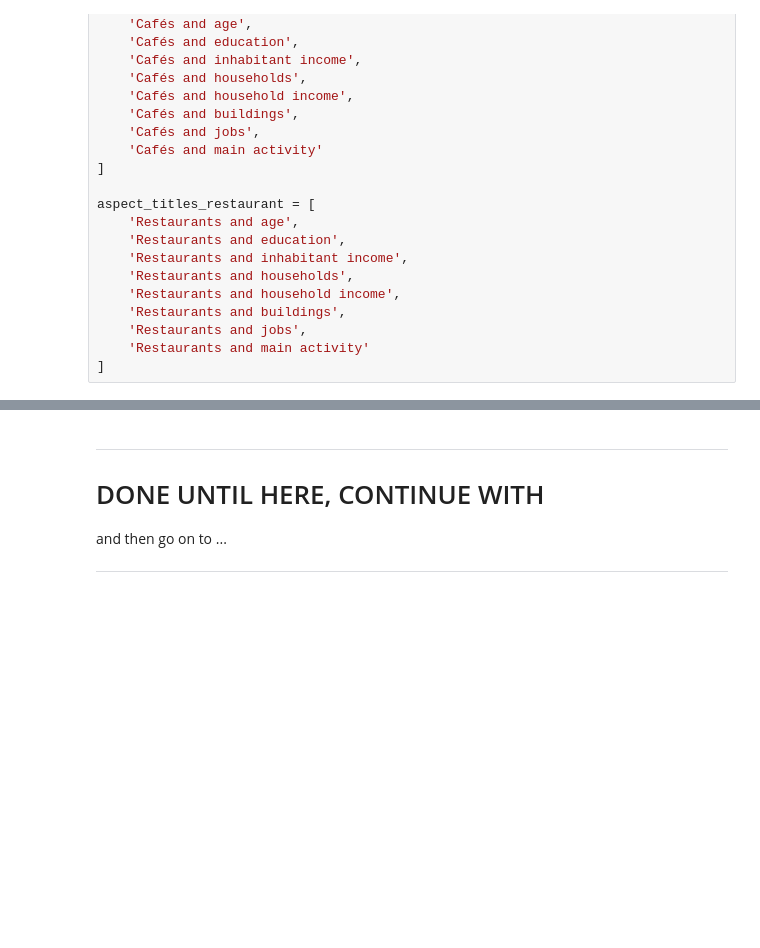
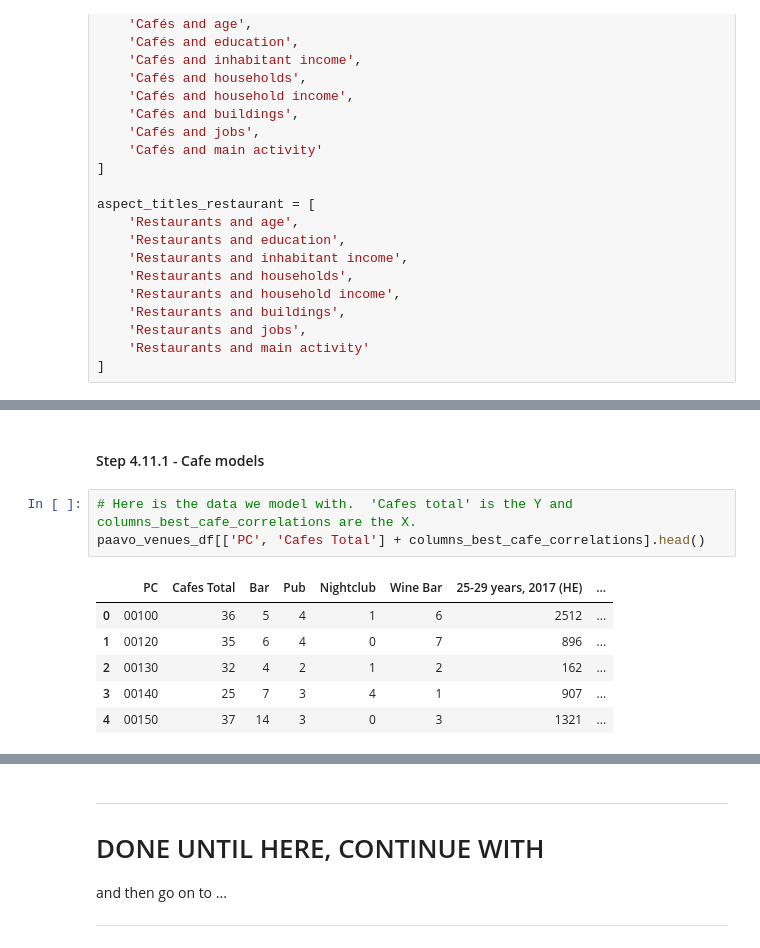
Before and after one commit to aitennek/Coursera_Capstone, a Jupyter notebook: Final_assignment/Capstone workbook.ipynb, the cells around one changed output, grey strips where cells are left out. Cells and saved outputs as stored; diff of their text form; blank space fills up the shorter version.

```diff
--- a/Final_assignment/Capstone workbook.ipynb
+++ b/Final_assignment/Capstone workbook.ipynb
@@ -2496,0 +2587,12 @@ plot_correlations_for_venues(corr_restaurant_venues_df[filter_corr_limit_venues]
+# %% [markdown]
+#### Step 4.11.1 - Cafe models
+# %%
+# Here is the data we model with.  'Cafes total' is the Y and columns_best_cafe_correlations are the X.
+paavo_venues_df[['PC', 'Cafes Total'] + columns_best_cafe_correlations].head()
+# %% [output]
+|  | PC | Cafes Total | Bar | Pub | Nightclub | Wine Bar | 25-29 years, 2017 (HE) | ... |
+| 0 | 00100 | 36 | 5 | 4 | 1 | 6 | 2512 | ... |
+| 1 | 00120 | 35 | 6 | 4 | 0 | 7 | 896 | ... |
+| 2 | 00130 | 32 | 4 | 2 | 1 | 2 | 162 | ... |
+| 3 | 00140 | 25 | 7 | 3 | 4 | 1 | 907 | ... |
+| 4 | 00150 | 37 | 14 | 3 | 0 | 3 | 1321 | ... |
```
Also changed, not shown: parts of 26 cells of this notebook.
